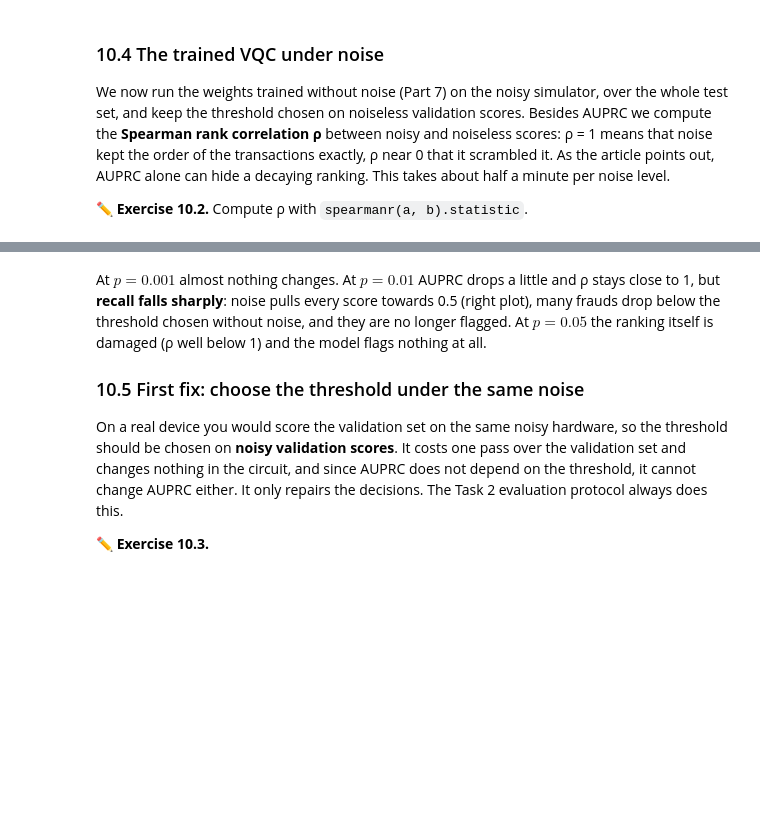
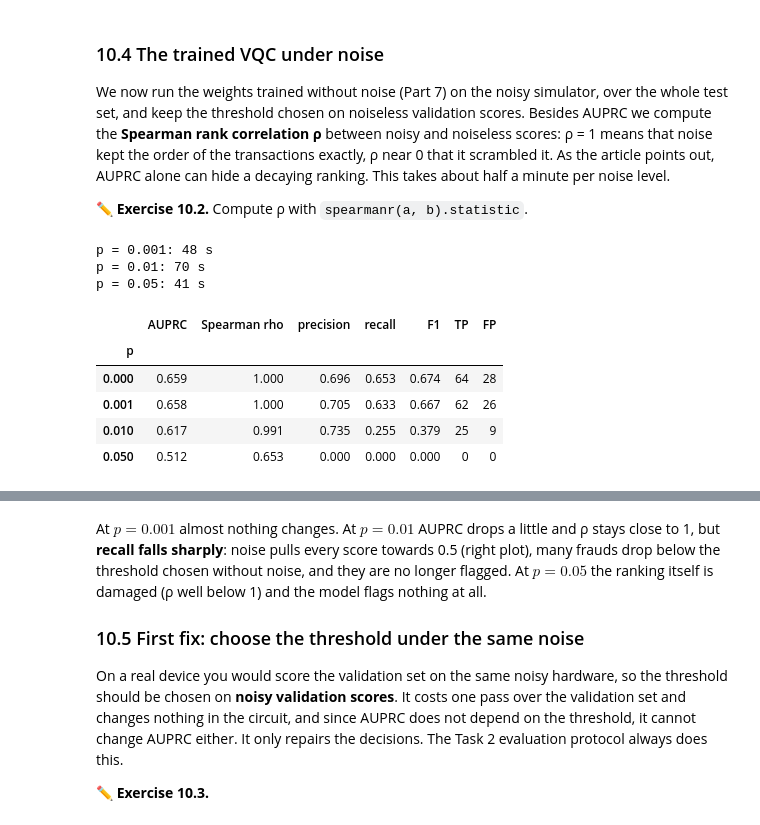
Before and after one commit to WEX75/Quantum-AIM, a Jupyter notebook: kit/task1_guided_vqc_fraud_detection.ipynb, the cells around one changed output, grey strips where cells are left out. Saved outputs shown, nothing was run; the diff lists cells and outputs as text; code cells hidden in the pictures; blank space fills up the shorter version.

```diff
--- a/kit/task1_guided_vqc_fraud_detection.ipynb
+++ b/kit/task1_guided_vqc_fraud_detection.ipynb
@@ -810,9 +914,10 @@ The QNode uses `interface="torch"` (inputs and outputs are PyTorch tensors) and
 ✏️ **Exercise 6.3.** Assemble the circuit and the readout.
 # %%
 def vqc(x, weights):
-    FILL_IN          # encode the transaction(s) x
-    FILL_IN          # apply the trainable ansatz
-    return FILL_IN   # the expectation value of PauliZ on qubit 0
+             # encode the transaction(s) x
+    feature_map(x)
+    ansatz(weights)
+    return qml.expval(qml.PauliZ(0))
 
 
 device = qml.device("default.qubit", wires=N_QUBITS)
@@ -820,7 +925,7 @@ circuit = qml.QNode(vqc, device, interface="torch", diff_method="backprop")
 
 
 def fraud_probability(x, weights):
-    return FILL_IN   # turn <Z_0> = circuit(x, weights), in [-1, 1], into P(qubit 0 = 1), in [0, 1]
+    return (1 - circuit(x, weights)) / 2   # turn <Z_0> = circuit(x, weights), in [-1, 1], into P(qubit 0 = 1), in [0, 1]
 
 
 def init_weights(seed):
@@ -892,10 +1019,10 @@ def train_vqc(Z_train, y_train_part, Z_valid, y_valid, seed, model=None, init=No
         losses = []
         for k in range(0, len(X_t), BATCH_SIZE):
             idx = order[k:k + BATCH_SIZE]
-            FILL_IN            # 1. reset the gradients
-            loss = FILL_IN     # 2. loss_fn between the fraud probabilities model(X_t[idx], weights) and the labels y_t[idx]
-            FILL_IN            # 3. back-propagate
-            FILL_IN            # 4. update the weights
+            optimizer.zero_grad()  # 1. reset the gradients
+            loss = loss_fn(model(X_t[idx], weights), y_t[idx])  # 2. loss_fn between the fraud probabilities model(X_t[idx], weights) and the labels y_t[idx]
+            loss.backward()  # 3. back-propagate
+            optimizer.step()  # 4. update the weights
             losses.append(loss.item())
         val_ap = average_precision_score(y_valid, predict(Z_valid, weights, model))
         history.append({"epoch": epoch, "train loss": np.mean(losses), "validation AUPRC": val_ap})
@@ -993,8 +1153,8 @@ Undersampling made the scores too high for the real world (Part 4), so 0.5 is no
 def choose_threshold(y_true, scores):
     '''The threshold that maximises F1 on (y_true, scores).'''
     precision, recall, thresholds = precision_recall_curve(y_true, scores)
-    f1 = FILL_IN       # F1 for every entry; np.clip(precision + recall, 1e-12, None) avoids dividing by 0
-    return FILL_IN     # the threshold where F1 is largest: np.argmax over f1[:-1] (drop the extra last entry)
+    f1 = 2 * (precision * recall) / np.clip(precision + recall, 1e-12, None)  # F1 for every entry; np.clip(precision + recall, 1e-12, None) avoids dividing by 0
+    return thresholds[np.argmax(f1[:-1])]  # the threshold where F1 is largest: np.argmax over f1[:-1] (drop the extra last entry)
 
 
 def evaluate(y_true, scores, threshold):
@@ -1098,8 +1279,10 @@ mixed1 = qml.device("default.mixed", wires=1)
 
 @qml.qnode(mixed1)
 def noisy_ry(theta, p):
-    FILL_IN   # the RY rotation by theta on wire 0
-    FILL_IN   # a depolarizing channel with probability p on wire 0
+    # the RY rotation by theta on wire 0
+    qml.RY(theta, wires=0)
+    # a depolarizing channel with probability p on wire 0
+    qml.DepolarizingChannel(p, wires=0)
     return qml.expval(qml.PauliZ(0))
 # %%
 # ✅ Check 10.1
@@ -1186,14 +1388,24 @@ We now run the weights trained without noise (Part 7) on the noisy simulator, ov
 # %%
 noisy_test = {}
 noise_rows = [{"p": 0.0, **evaluate(y_test, vqc_test_scores, vqc_threshold), "Spearman rho": 1.0}]
 for p in NOISE_LEVELS:
     start = time.time()
     noisy_test[p] = noisy_predict(Z_test, weights, p)
-    rho = FILL_IN   # Spearman rank correlation between vqc_test_scores and noisy_test[p]
+    rho = spearmanr(vqc_test_scores, noisy_test[p]).correlation  # Spearman rank correlation between vqc_test_scores and noisy_test[p]
     noise_rows.append({"p": p, **evaluate(y_test, noisy_test[p], vqc_threshold), "Spearman rho": rho})
     print(f"p = {p}: {time.time() - start:.0f} s")
 noise_results = pd.DataFrame(noise_rows).set_index("p")
 noise_results[["AUPRC", "Spearman rho", "precision", "recall", "F1", "TP", "FP"]].round(3)
+# %% [output]
+p = 0.001: 48 s
+p = 0.01: 70 s
+p = 0.05: 41 s
+|  | AUPRC | Spearman rho | precision | recall | F1 | TP | FP |
+| p |  |  |  |  |  |  |  |
+| 0.000 | 0.659 | 1.000 | 0.696 | 0.653 | 0.674 | 64 | 28 |
+| 0.001 | 0.658 | 1.000 | 0.705 | 0.633 | 0.667 | 62 | 26 |
+| 0.010 | 0.617 | 0.991 | 0.735 | 0.255 | 0.379 | 25 | 9 |
+| 0.050 | 0.512 | 0.653 | 0.000 | 0.000 | 0.000 | 0 | 0 |
 # %%
 # ✅ Check 10.2
 p_max = NOISE_LEVELS[-1]
```
Also changed, not shown: parts of 65 cells of this notebook, 7 other files.
